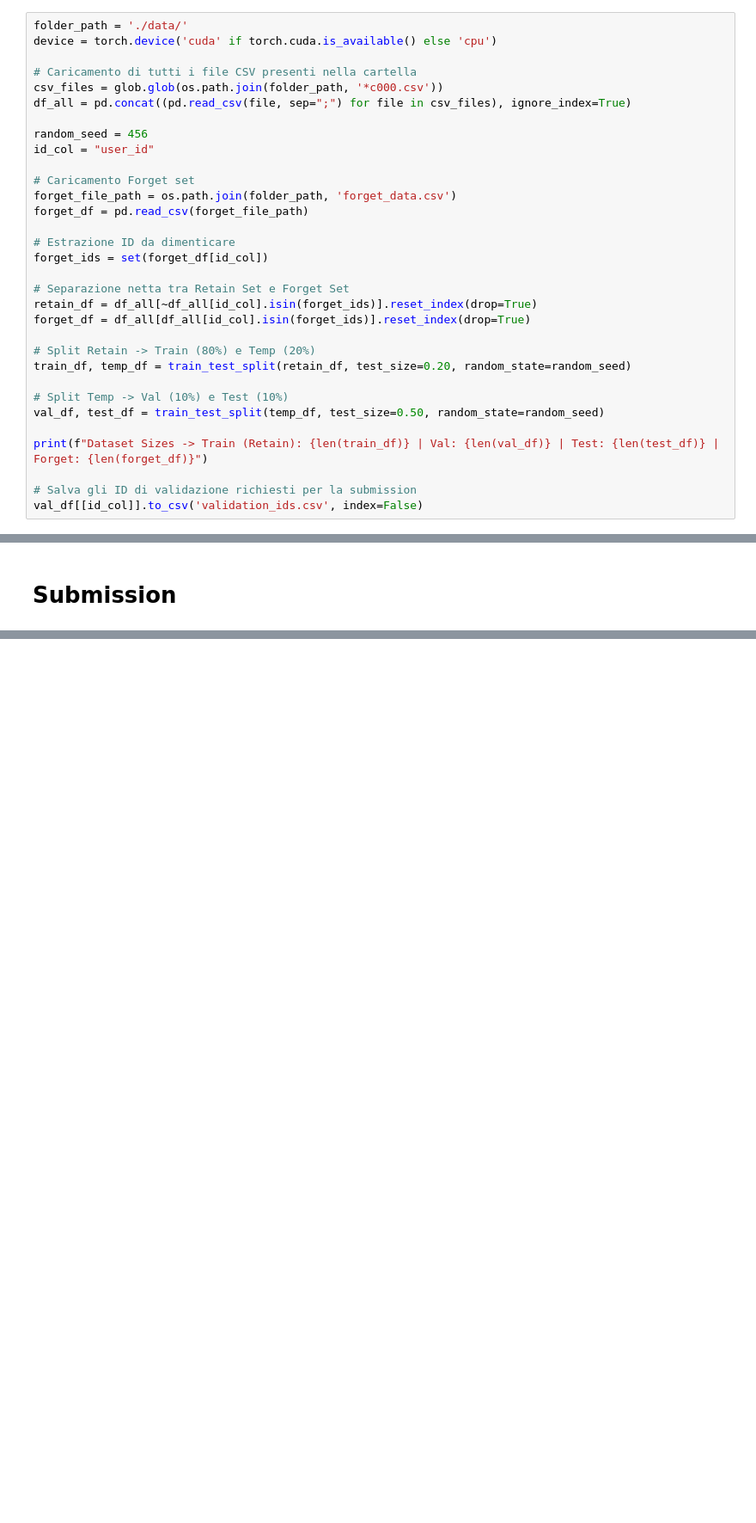
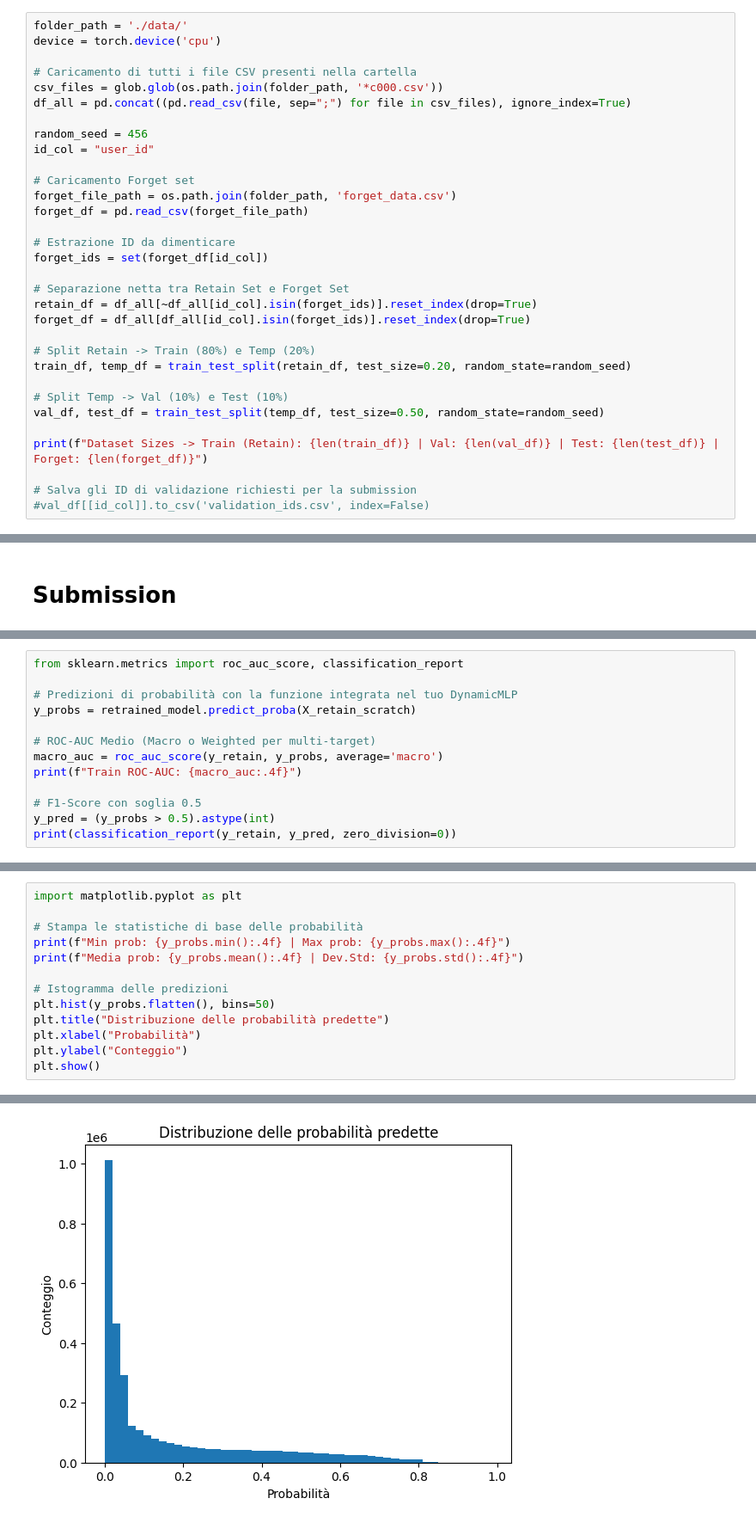
Before and after one commit to erPanseca/hackathon-sapienza, a Jupyter notebook: main.ipynb, the cells around one changed output, grey strips where cells are left out. Shown at 86% size. Drawn from its saved outputs; the diff is of its cells as text; blank space fills up the shorter version.

```diff
--- a/main.ipynb
+++ b/main.ipynb
@@ -12,7 +12,7 @@ from utils.model import DynamicMLP
 from sklearn.model_selection import train_test_split
 # %%
 folder_path = './data/'
-device = torch.device('cuda' if torch.cuda.is_available() else 'cpu')
+device = torch.device('cpu')
 
 # Caricamento di tutti i file CSV presenti nella cartella
 csv_files = glob.glob(os.path.join(folder_path, '*c000.csv'))
@@ -41,7 +41,7 @@ val_df, test_df = train_test_split(temp_df, test_size=0.50, random_state=random_
 print(f"Dataset Sizes -> Train (Retain): {len(train_df)} | Val: {len(val_df)} | Test: {len(test_df)} | Forget: {len(forget_df)}")
 
 # Salva gli ID di validazione richiesti per la submission
-val_df[[id_col]].to_csv('validation_ids.csv', index=False)
+#val_df[[id_col]].to_csv('validation_ids.csv', index=False)
 # %% [output]
 Dataset Sizes -> Train (Retain): 96558 | Val: 12070 | Test: 12070 | Forget: 9085
 # %%
@@ -236,0 +749,13 @@ Cartella 'submissions/NoWINDtoday_V4' creata con successo e pronta per il carica
+# %%
+from sklearn.metrics import roc_auc_score, classification_report
+
+# Predizioni di probabilità con la funzione integrata nel tuo DynamicMLP
+y_probs = retrained_model.predict_proba(X_retain_scratch)
+
+# ROC-AUC Medio (Macro o Weighted per multi-target)
+macro_auc = roc_auc_score(y_retain, y_probs, average='macro')
+print(f"Train ROC-AUC: {macro_auc:.4f}")
+
+# F1-Score con soglia 0.5
+y_pred = (y_probs > 0.5).astype(int)
+print(classification_report(y_retain, y_pred, zero_division=0))
@@ -236,0 +780,14 @@ Cartella 'submissions/NoWINDtoday_V4' creata con successo e pronta per il carica
+# %%
+import matplotlib.pyplot as plt
+
+# Stampa le statistiche di base delle probabilità
+print(f"Min prob: {y_probs.min():.4f} | Max prob: {y_probs.max():.4f}")
+print(f"Media prob: {y_probs.mean():.4f} | Dev.Std: {y_probs.std():.4f}")
+
+# Istogramma delle predizioni
+plt.hist(y_probs.flatten(), bins=50)
+plt.title("Distribuzione delle probabilità predette")
+plt.xlabel("Probabilità")
+plt.ylabel("Conteggio")
+plt.show()
+# %% [output]
@@ -236,0 +796 @@ Cartella 'submissions/NoWINDtoday_V4' creata con successo e pronta per il carica
+[figure, added]
```
Also changed, not shown: parts of 15 cells of this notebook, 2 other files.
